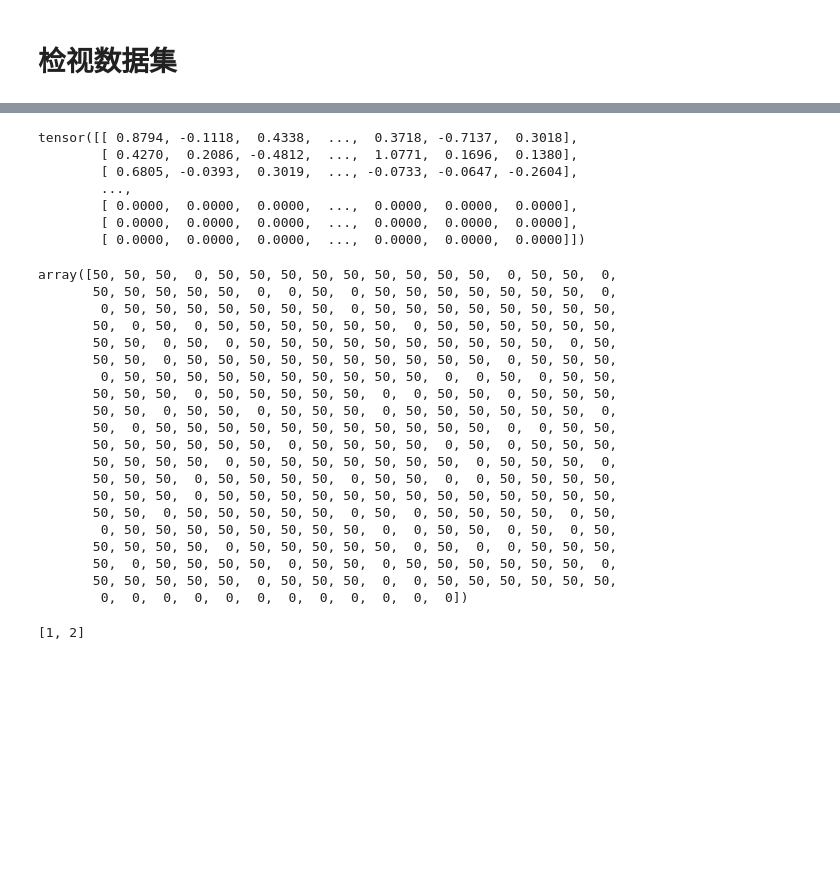
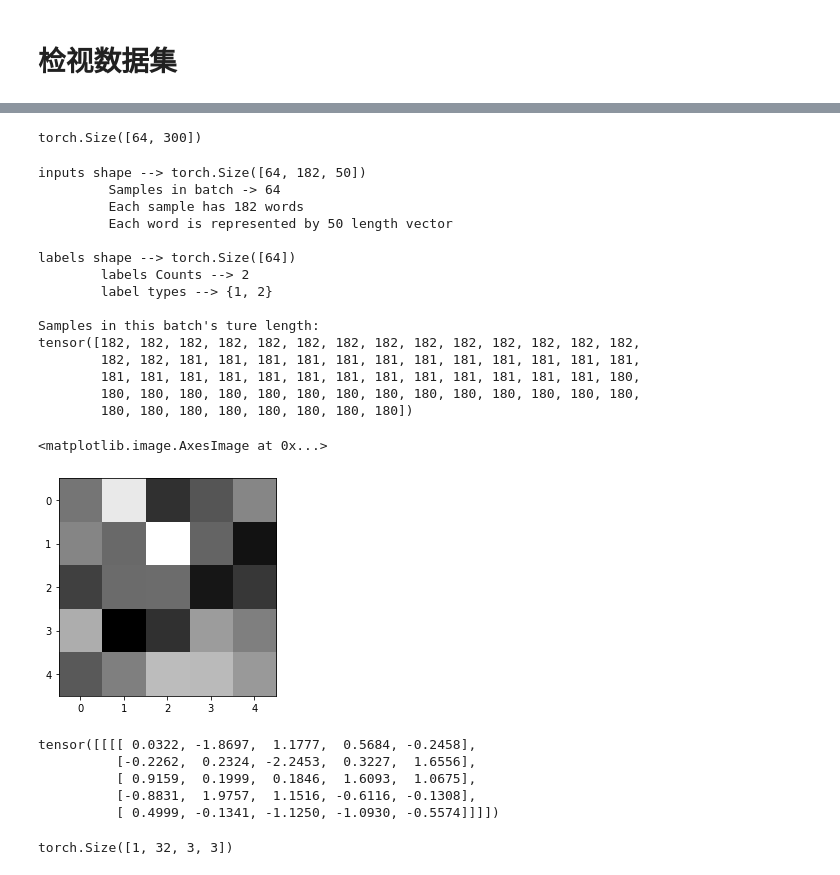
Before and after one commit to dlbuger/Lucas_Pytorch, a Jupyter notebook: data_inspecter.ipynb, the cells around one changed output, grey strips where cells are left out. Cells and saved outputs as stored; diff of their text form; code cells hidden in the pictures; blank space fills up the shorter version.

```diff
--- a/data_inspecter.ipynb
+++ b/data_inspecter.ipynb
@@ -24,3 +208,7 @@ trainLoader, testLoader = data.BucketIterator.splits((train, dev), shuffle=True,
+# %%
+out[:,-1,:].shape
+# %% [output]
+torch.Size([64, 300])
 # %%
 def sample_des():
     tmp = iter(trainLoader)
@@ -42,40 +230,36 @@ def sample_des():
 
     print()
     print(f"Samples in this batch's ture length: \n{length}")
+
+sample_des()
+# %% [output]
+inputs shape --> torch.Size([64, 182, 50])
+         Samples in batch -> 64
+         Each sample has 182 words
+         Each word is represented by 50 length vector
+
+labels shape --> torch.Size([64])
+        labels Counts --> 2
+        label types --> {1, 2}
+
+Samples in this batch's ture length:
+tensor([182, 182, 182, 182, 182, 182, 182, 182, 182, 182, 182, 182, 182, 182,
+        182, 182, 181, 181, 181, 181, 181, 181, 181, 181, 181, 181, 181, 181,
+        181, 181, 181, 181, 181, 181, 181, 181, 181, 181, 181, 181, 181, 180,
+        180, 180, 180, 180, 180, 180, 180, 180, 180, 180, 180, 180, 180, 180,
+        180, 180, 180, 180, 180, 180, 180, 180])
-# %%
-print(inputs[-1][300:335][[x for x in range(35)]])
-tmp = inputs[-1].numpy()
-tmp = np.array((tmp != 0), dtype=int)
-np.array([x.sum() for x in tmp])
-# %% [output]
-tensor([[ 0.8794, -0.1118,  0.4338,  ...,  0.3718, -0.7137,  0.3018],
-        [ 0.4270,  0.2086, -0.4812,  ...,  1.0771,  0.1696,  0.1380],
-        [ 0.6805, -0.0393,  0.3019,  ..., -0.0733, -0.0647, -0.2604],
-        ...,
-        [ 0.0000,  0.0000,  0.0000,  ...,  0.0000,  0.0000,  0.0000],
-        [ 0.0000,  0.0000,  0.0000,  ...,  0.0000,  0.0000,  0.0000],
-        [ 0.0000,  0.0000,  0.0000,  ...,  0.0000,  0.0000,  0.0000]])
-array([50, 50, 50,  0, 50, 50, 50, 50, 50, 50, 50, 50, 50,  0, 50, 50,  0,
-       50, 50, 50, 50, 50,  0,  0, 50,  0, 50, 50, 50, 50, 50, 50, 50,  0,
-        0, 50, 50, 50, 50, 50, 50, 50,  0, 50, 50, 50, 50, 50, 50, 50, 50,
-       50,  0, 50,  0, 50, 50, 50, 50, 50, 50,  0, 50, 50, 50, 50, 50, 50,
-       50, 50,  0, 50,  0, 50, 50, 50, 50, 50, 50, 50, 50, 50, 50,  0, 50,
-       50, 50,  0, 50, 50, 50, 50, 50, 50, 50, 50, 50, 50,  0, 50, 50, 50,
-        0, 50, 50, 50, 50, 50, 50, 50, 50, 50, 50,  0,  0, 50,  0, 50, 50,
-       50, 50, 50,  0, 50, 50, 50, 50, 50,  0,  0, 50, 50,  0, 50, 50, 50,
-       50, 50,  0, 50, 50,  0, 50, 50, 50,  0, 50, 50, 50, 50, 50, 50,  0,
-       50,  0, 50, 50, 50, 50, 50, 50, 50, 50, 50, 50, 50,  0,  0, 50, 50,
-       50, 50, 50, 50, 50, 50,  0, 50, 50, 50, 50,  0, 50,  0, 50, 50, 50,
-       50, 50, 50, 50,  0, 50, 50, 50, 50, 50, 50, 50,  0, 50, 50, 50,  0,
-       50, 50, 50,  0, 50, 50, 50, 50,  0, 50, 50,  0,  0, 50, 50, 50, 50,
-       50, 50, 50,  0, 50, 50, 50, 50, 50, 50, 50, 50, 50, 50, 50, 50, 50,
-       50, 50,  0, 50, 50, 50, 50, 50,  0, 50,  0, 50, 50, 50, 50,  0, 50,
-        0, 50, 50, 50, 50, 50, 50, 50, 50,  0,  0, 50, 50,  0, 50,  0, 50,
-       50, 50, 50, 50,  0, 50, 50, 50, 50, 50,  0, 50,  0,  0, 50, 50, 50,
-       50,  0, 50, 50, 50, 50,  0, 50, 50,  0, 50, 50, 50, 50, 50, 50,  0,
-       50, 50, 50, 50, 50,  0, 50, 50, 50,  0,  0, 50, 50, 50, 50, 50, 50,
-        0,  0,  0,  0,  0,  0,  0,  0,  0,  0,  0,  0])
-# %%
-list(set(np.array(labels).astype(int)))
-# %% [output]
-[1, 2]
+# %%
+inputs = torch.randn(1,1,5,5)
+# %%
+plt.imshow(inputs.view(5,5),cmap='binary')
+# %% [output]
+<matplotlib.image.AxesImage at 0x...>
+[figure, added]
+# %%
+inputs
+# %% [output]
+tensor([[[[ 0.0322, -1.8697,  1.1777,  0.5684, -0.2458],
+          [-0.2262,  0.2324, -2.2453,  0.3227,  1.6556],
+          [ 0.9159,  0.1999,  0.1846,  1.6093,  1.0675],
+          [-0.8831,  1.9757,  1.1516, -0.6116, -0.1308],
+          [ 0.4999, -0.1341, -1.1250, -1.0930, -0.5574]]]])
@@ -81,0 +268,4 @@ list(set(np.array(labels).astype(int)))
+# %%
+conv.shape
+# %% [output]
+torch.Size([1, 32, 3, 3])
```
Also changed, not shown: parts of 29 cells of this notebook, 13 other files.
